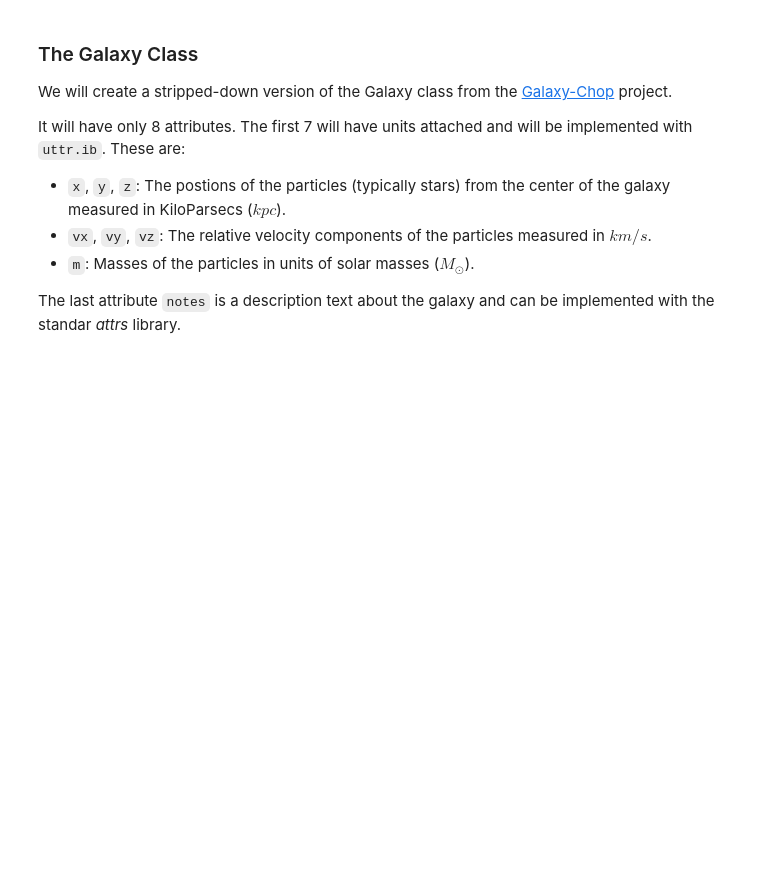
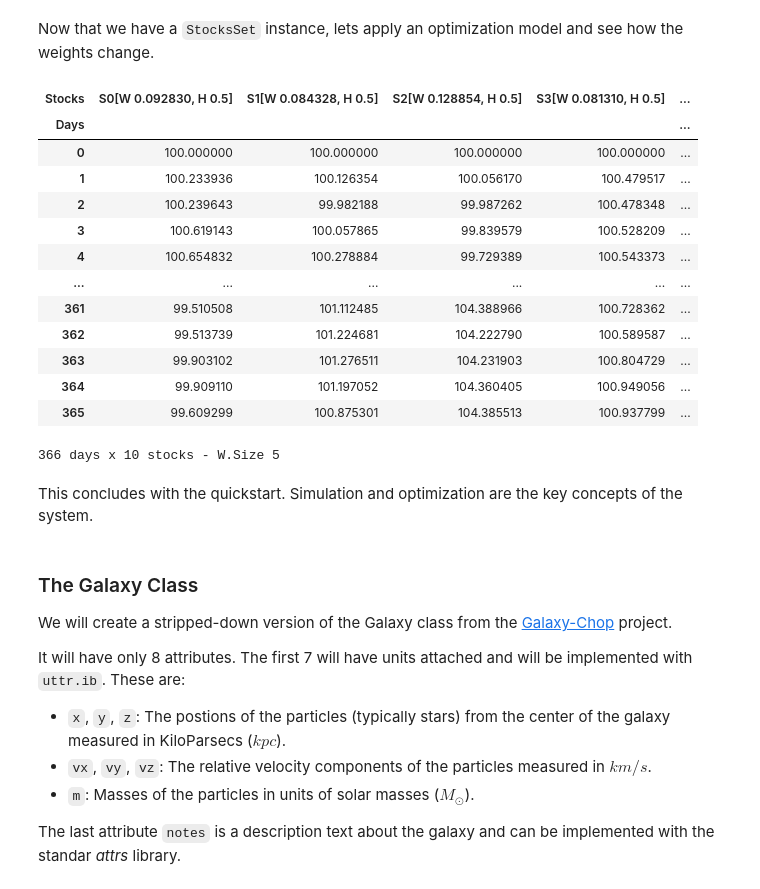
Before and after one commit to quatrope/garpar, a Jupyter notebook: docs/source/tutorials/quickstart.ipynb, the cells around one changed output. Cells and saved outputs as stored; diff of their text form; code cells hidden in the pictures; blank space fills up the shorter version.

```diff
--- a/docs/source/tutorials/quickstart.ipynb
+++ b/docs/source/tutorials/quickstart.ipynb
@@ -30,3 +68,25 @@ import astropy.units as u
+# %% [markdown]
+Now that we have a `StocksSet` instance, lets apply an optimization model and see how the weights change.
+# %%
+mk = optimize.mean_variance.Markowitz(target_risk=0.01)
+mk.optimize(ss)
+# %% [output]
+| Stocks | S0[W 0.092830, H 0.5] | S1[W 0.084328, H 0.5] | S2[W 0.128854, H 0.5] | S3[W 0.081310, H 0.5] | ... |
+| Days |  |  |  |  | ... |
+| 0 | 100.000000 | 100.000000 | 100.000000 | 100.000000 | ... |
+| 1 | 100.233936 | 100.126354 | 100.056170 | 100.479517 | ... |
+| 2 | 100.239643 | 99.982188 | 99.987262 | 100.478348 | ... |
+| 3 | 100.619143 | 100.057865 | 99.839579 | 100.528209 | ... |
+| 4 | 100.654832 | 100.278884 | 99.729389 | 100.543373 | ... |
+| ... | ... | ... | ... | ... | ... |
+| 361 | 99.510508 | 101.112485 | 104.388966 | 100.728362 | ... |
+| 362 | 99.513739 | 101.224681 | 104.222790 | 100.589587 | ... |
+| 363 | 99.903102 | 101.276511 | 104.231903 | 100.804729 | ... |
+| 364 | 99.909110 | 101.197052 | 104.360405 | 100.949056 | ... |
+| 365 | 99.609299 | 100.875301 | 104.385513 | 100.937799 | ... |
+366 days x 10 stocks - W.Size 5
+# %% [markdown]
+This concludes with the quickstart. Simulation and optimization are the key concepts of the system.
 # %% [markdown]
 ### The Galaxy Class
 
```
Also changed, not shown: parts of 8 cells of this notebook, 3 other files.
